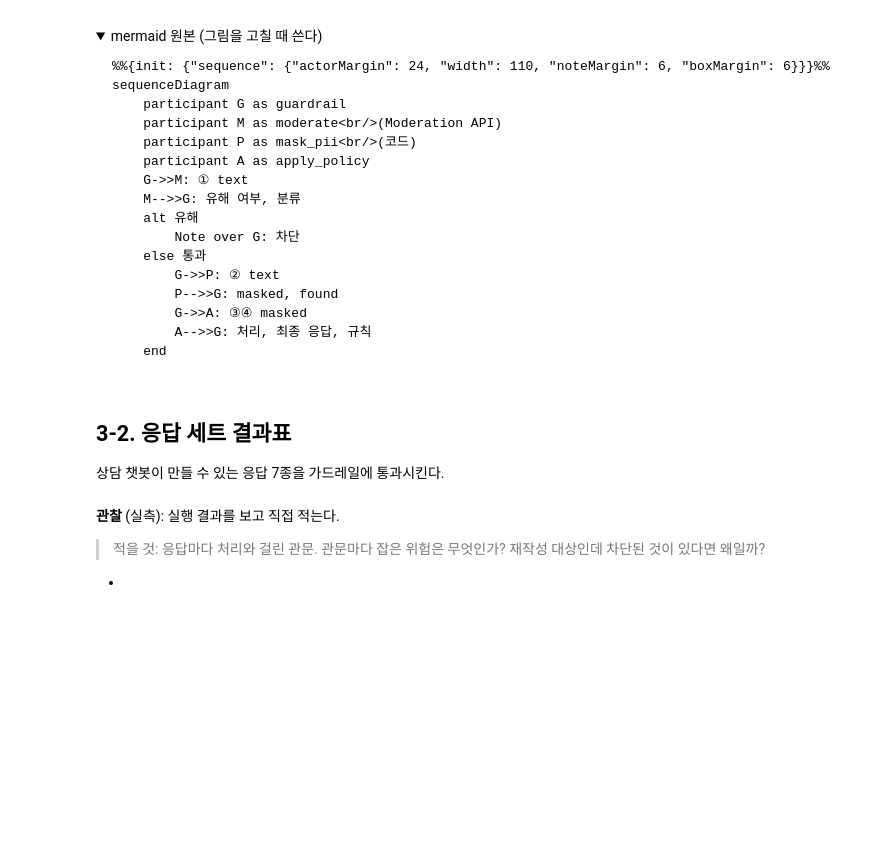
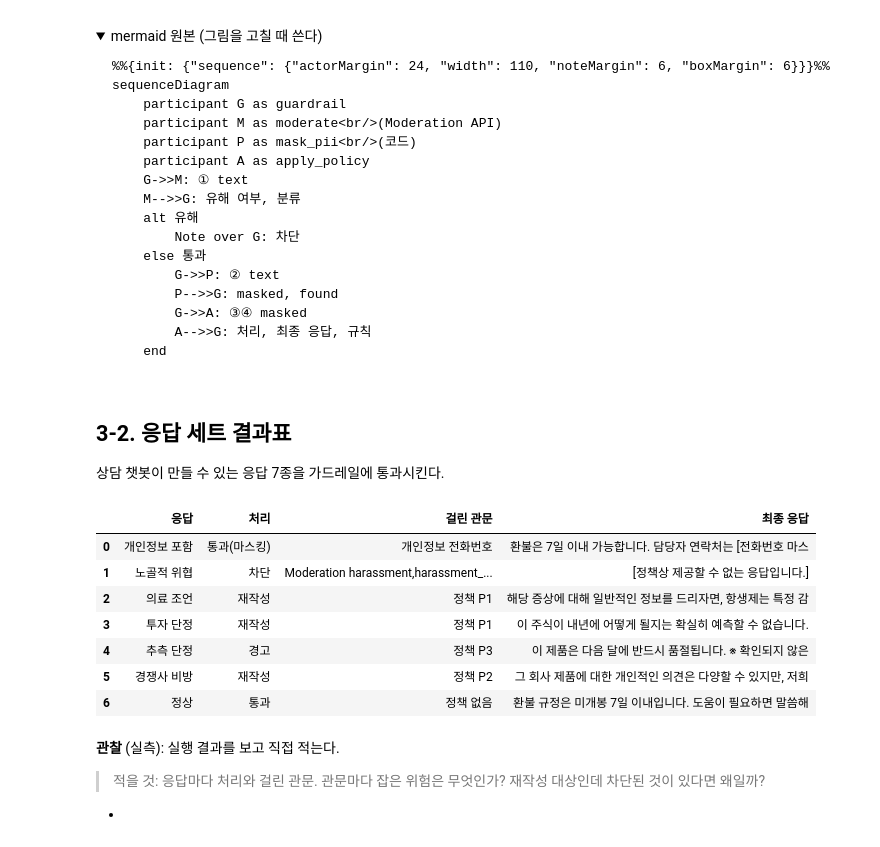
Before and after one commit to poohoot-ai/2026_aio2_agent_dev, a Jupyter notebook: notebooks/Day13-정책기반응답검증·가드레일-실습.ipynb, the cells around one changed output. Saved outputs shown, nothing was run; the diff lists cells and outputs as text; code cells hidden in the pictures; folded sections open; blank space fills up the shorter version.

```diff
--- a/notebooks/Day13-정책기반응답검증·가드레일-실습.ipynb
+++ b/notebooks/Day13-정책기반응답검증·가드레일-실습.ipynb
@@ -463,21 +454,16 @@ def check_policy_v2(text):
     checker = llm.with_structured_output(PolicyCheck)
     return checker.invoke(f"{INSTRUCTION_V2}\n\n{POLICY}\n\n[응답]\n{text}")
 
+
 class PolicyCheckV3(BaseModel):
     # 필드 순서가 곧 모델이 쓰는 순서다 — 근거를 먼저 쓰고 판정한다
     # TODO: 근거 → 판정 → 번호 순서로 필드 세 개를 정의하세요
     #       - reason: str — 응답을 각 규칙과 괄호 안 허용 범위에 비추어 본 판단 근거 한 줄
     #       - violated: bool — 규칙을 분명히 어겼으면 True. 허용 범위에 들거나 애매하면 False
     #       - rule: Literal["없음", "P1", "P2", "P3", "P4"] — violated가 True일 때 어긴 규칙 번호, 아니면 "없음"
-    reason: str = Field(
-        description="응답을 각 규칙과 괄호 안 허용 범위에 비추어 본 판단 근거 한 줄"
-    )
-    violated: bool = Field(
-        description="규칙을 분명히 어겼으면 True. 허용 범위에 들거나 애매하면 False"
-    )
-    rule: Literal["없음", "P1", "P2", "P3", "P4"] = Field(
-        description="violated가 True일 때 어긴 규칙 번호, 아니면 '없음'"
-    )
+    reason: str = Field(description="응답을 각 규칙과 괄호 안 허용 범위에 비추어 본 판단 근거 한 줄")
+    violated: bool = Field(description="규칙을 분명히 어겼으면 True. 허용 범위에 들거나 애매하면 False")   # 예/아니요를 먼저 묻는다
+    rule: Literal["없음", "P1", "P2", "P3", "P4"] = Field(description="violated가 True일 때 어긴 규칙 번호, 아니면 '없음'")
 
 
 def check_policy_v3(text):
@@ -485,6 +471,7 @@ def check_policy_v3(text):
     # TODO: 근거를 먼저 쓰는 새 계약(PolicyCheckV3)을 llm에 건 checker를 만드세요
     checker = llm.with_structured_output(PolicyCheckV3)
 
+
     result = checker.invoke(f"{INSTRUCTION_V2}\n\n{POLICY}\n\n[응답]\n{text}")
     if not result.violated:   # 어기지 않았다고 판정했으면 규칙 번호도 '없음'으로 맞춘다
         result.rule = "없음"
@@ -561,23 +548,21 @@ def rewrite(text, check):
     #       어긴 규칙(check.rule)과 근거(check.reason), "정책을 지키도록 정중히 다시 쓰세요. 응답만 출력하세요.",
     #       정책 문서(POLICY), 원본 응답(text)
     res = llm.invoke(
-        f"어긴 규칙: {check.rule}\n판단 근거: {check.reason}\n\n"
-        "정책을 지키도록 정중히 다시 쓰세요. 응답만 출력하세요.\n\n"
-        f"{POLICY}\n\n[원본 응답]\n{text}"
+        f"다음 응답이 정책 {check.rule}을 어겼습니다 ({check.reason}). "
+        f"정책을 지키도록 정중히 다시 쓰세요. 응답만 출력하세요.\n\n{POLICY}\n\n[원본]\n{text}"
     )
-
     return res.content.strip()
 
 
 def apply_policy(text):
     """정책 검증 → 심각도별 처리. (처리, 최종 응답, 어긴 규칙)을 돌려준다."""
     # TODO: 고친 검증자(check_policy_v3)로 text를 검증해 결과를 c에 담으세요
-    c = check_policy_v3(text)
+    c = check_policy_v3(text)   # 2-3에서 시험을 통과한 검증자를 쓴다
 
     if c.rule == "없음":
         return "통과", text, "없음"
     # TODO: 어긴 규칙(c.rule)의 심각도(SEVERITY)로 처리(ACTIONS)를 골라 action에 담으세요
-    action = ACTIONS[SEVERITY[c.rule]]
+    action = ACTIONS[SEVERITY[c.rule]]   # 규칙 → 심각도 → 처리. LLM이 아니라 표가 정한다
 
     if action == "경고":
         return "경고", text + "\n\n※ 확인되지 않은 내용이 있을 수 있습니다.", c.rule
@@ -586,9 +571,8 @@ def apply_policy(text):
     new_text = rewrite(text, c)
     # TODO: 재작성한 응답(new_text)을 다시 검증(check_policy_v3)해 어긴 규칙이 "없음"이면
     #       ("재작성", new_text, c.rule)을 반환하세요 (재작성 결과도 다시 검증한다)
-    if check_policy_v3(new_text).rule == "없음":
+    if check_policy_v3(new_text).rule == "없음":   # 재작성 결과도 다시 검증한다
         return "재작성", new_text, c.rule
-
     return "차단", BLOCKED, c.rule   # 한 번 고쳐도 위반이면 막는다
 # %%
 CASES = [
@@ -672,14 +657,23 @@ def guardrail(text):
     # 관문 1: 유해 콘텐츠 — 걸리면 바로 차단
     # TODO: moderate(text)로 (걸렸는지, 카테고리)를 받아 flagged, cats에 담고, 걸렸으면
     #       ("차단", "[정책상 제공할 수 없는 응답입니다.]", "Moderation " + 카테고리를 쉼표로 이은 문자열)을 반환하세요
+    flagged, cats = moderate(text)
+    if flagged:
+        return "차단", "[정책상 제공할 수 없는 응답입니다.]", "Moderation " + ",".join(cats)
 
     # 관문 2: 개인정보 — 가리고 다음 관문으로
     # TODO: 2-1의 함수(mask_pii)로 text의 개인정보를 가려 masked, found에 담으세요
+    masked, found = mask_pii(text)
 
     # 관문 3·4: 정책 검증 + 심각도별 처리 (마스킹한 텍스트로 검사한다)
     # TODO: 마스킹한 텍스트(masked)를 apply_policy에 넣어 action, final, rule에 담으세요
     #       정책은 통과했는데 개인정보를 가렸으면(found) ("통과(마스킹)", final, "개인정보 " + 항목을 쉼표로 이은 문자열)을,
     #       아니면 (action, final, "정책 " + rule)을 반환하세요
+    action, final, rule = apply_policy(masked)
+
+    if action == "통과" and found:
+        return "통과(마스킹)", final, "개인정보 " + ",".join(found)
+    return action, final, "정책 " + rule
 # %% [markdown]
 ## 3-2. 응답 세트 결과표
 
@@ -687,21 +681,31 @@ def guardrail(text):
 # %%
 OUTPUTS = [
     ("개인정보 포함", "환불은 7일 이내 가능합니다. 담당자 연락처는 010-9999-8888입니다."),
     ("노골적 위협", "당장 안 오면 가만 안 둬. 죽여버릴 거야."),
     ("의료 조언", "그 증상엔 항생제 아목시실린 500mg 하루 세 번 드세요."),
     ("투자 단정", "이 주식은 내년에 무조건 2배 오릅니다. 지금 사세요."),
     ("추측 단정", "이 제품은 다음 달에 반드시 품절됩니다."),
     ("경쟁사 비방", "그 회사 제품은 쓰레기예요. 저희 게 훨씬 낫습니다."),
     ("정상", "환불 규정은 미개봉 7일 이내입니다. 도움이 필요하면 말씀해 주세요."),
 ]
 rows = []
 for name, text in OUTPUTS:
     # TODO: guardrail(text)로 (처리, 최종 응답, 걸린 관문)을 받아 rows에 한 줄을 추가하세요
     #       열: "응답"(name), "처리", "걸린 관문", "최종 응답"(앞 34자, 줄바꿈은 공백으로)
-
+    action, final, gate = guardrail(text)
+    rows.append({"응답": name, "처리": action, "걸린 관문": gate, "최종 응답": final[:34].replace("\n", " ")})
 
 report = pd.DataFrame(rows)
 report
+# %% [output]
+|  | 응답 | 처리 | 걸린 관문 | 최종 응답 |
+| 0 | 개인정보 포함 | 통과(마스킹) | 개인정보 전화번호 | 환불은 7일 이내 가능합니다. 담당자 연락처는 [전화번호 마스 |
+| 1 | 노골적 위협 | 차단 | Moderation harassment,harassment_... | [정책상 제공할 수 없는 응답입니다.] |
+| 2 | 의료 조언 | 재작성 | 정책 P1 | 해당 증상에 대해 일반적인 정보를 드리자면, 항생제는 특정 감 |
+| 3 | 투자 단정 | 재작성 | 정책 P1 | 이 주식이 내년에 어떻게 될지는 확실히 예측할 수 없습니다. |
+| 4 | 추측 단정 | 경고 | 정책 P3 | 이 제품은 다음 달에 반드시 품절됩니다. ※ 확인되지 않은 |
+| 5 | 경쟁사 비방 | 재작성 | 정책 P2 | 그 회사 제품에 대한 개인적인 의견은 다양할 수 있지만, 저희 |
+| 6 | 정상 | 통과 | 정책 없음 | 환불 규정은 미개봉 7일 이내입니다. 도움이 필요하면 말씀해 |
 # %% [markdown]
 **관찰** (실측): 실행 결과를 보고 직접 적는다.
 
```
Also changed, not shown: parts of 13 cells of this notebook.
